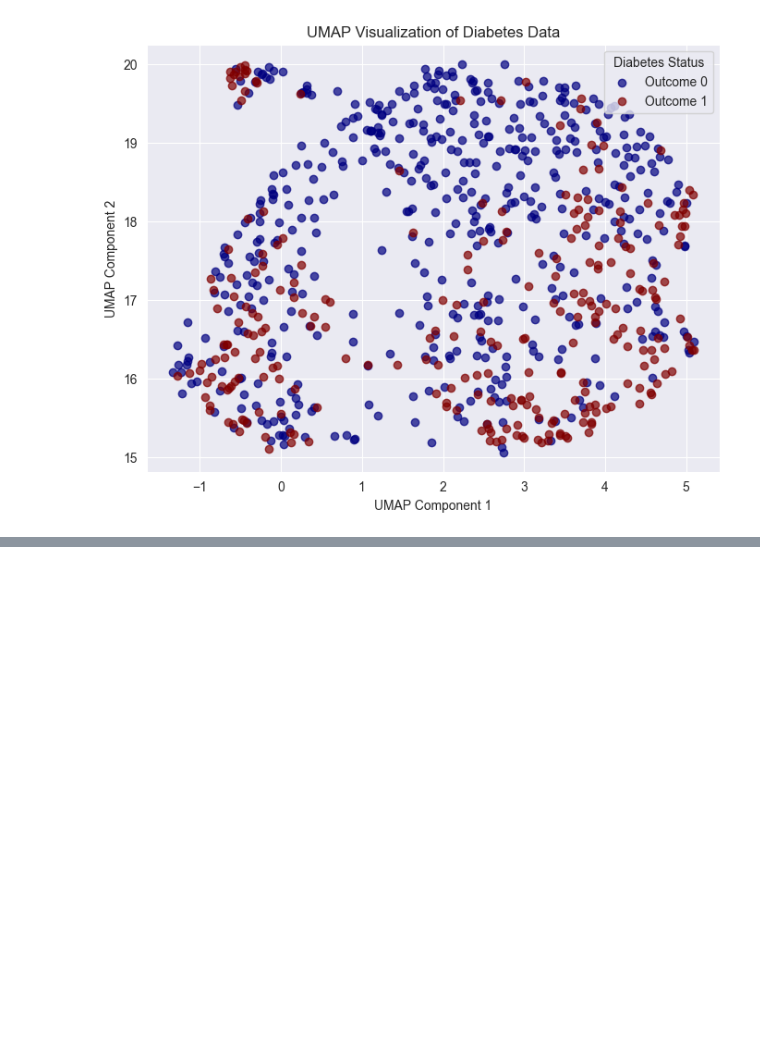
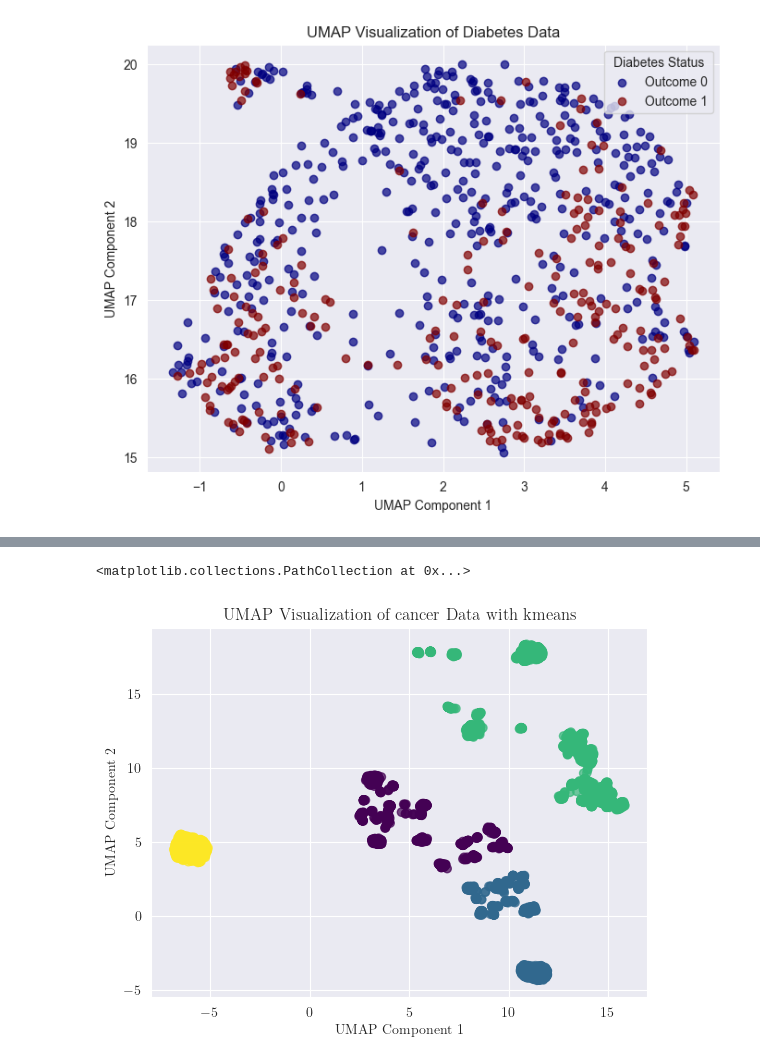
Before and after one commit to shin-fued/umap_vs_tsne, a Jupyter notebook: trying.ipynb, the cells around one changed output, grey strips where cells are left out. Drawn from its saved outputs; the diff is of its cells as text; code cells hidden in the pictures; blank space fills up the shorter version.

```diff
--- a/trying.ipynb
+++ b/trying.ipynb
@@ -234,0 +237,12 @@ plt.show()
+# %%
+from sklearn.cluster import KMeans
+num_clusters = 4  # Adjust based on dataset
+kmeans = KMeans(n_clusters=num_clusters, random_state=42, n_init=10)
+plt.title("UMAP Visualization of cancer Data with kmeans")
+plt.xlabel("UMAP Component 1")
+plt.ylabel("UMAP Component 2")
+cluster_labels = kmeans.fit_predict(X_embedded_umap)
+plt.scatter(X_embedded_umap[:, 0], X_embedded_umap[:, 1], c=cluster_labels, cmap="viridis", alpha=0.7)
+# %% [output]
+<matplotlib.collections.PathCollection at 0x...>
+[figure, added]
```
Also changed, not shown: parts of 7 cells of this notebook, 4 other files.
